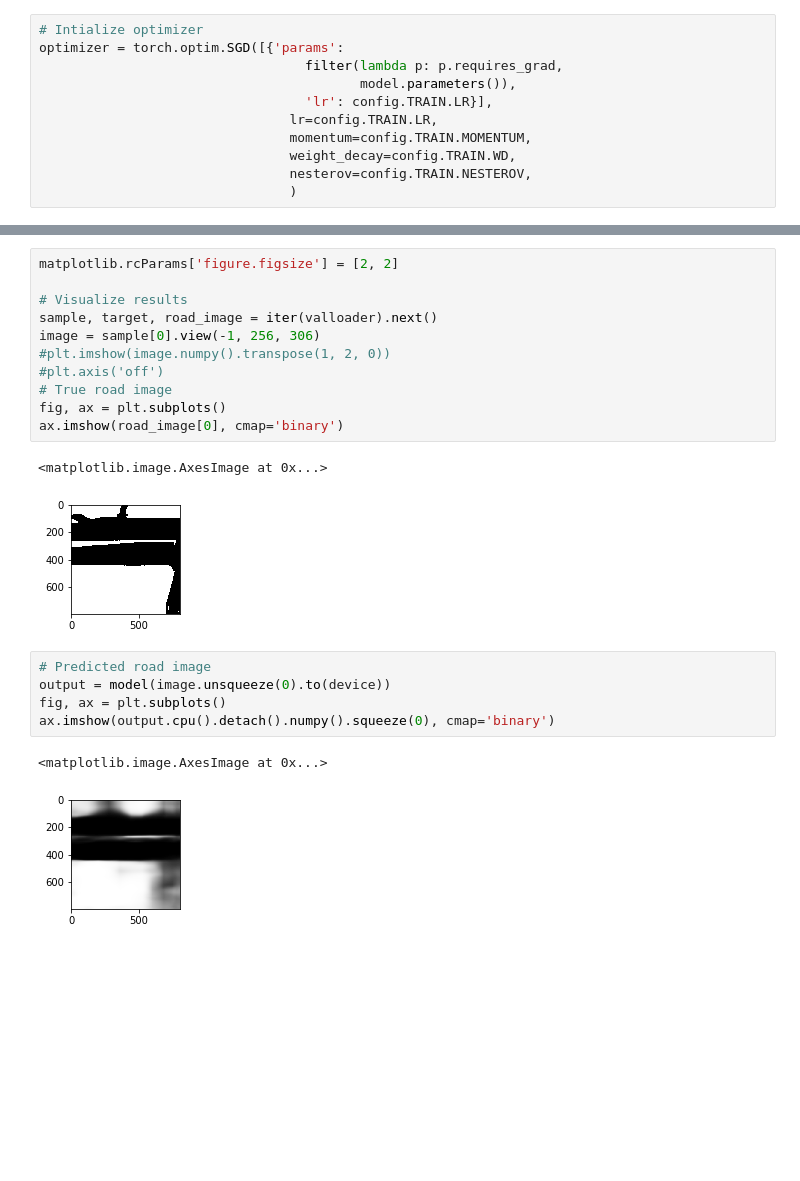
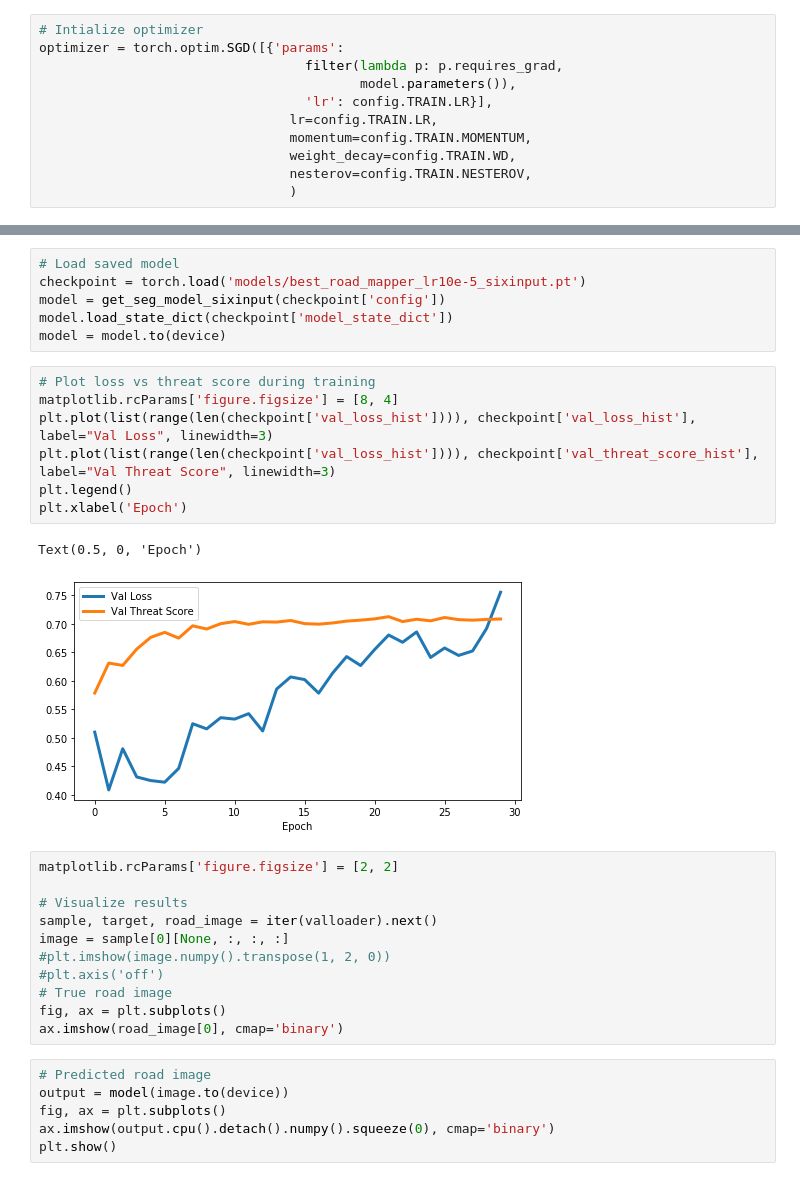
Before and after one commit to brinaseidel/DL-TopDownRoad, a Jupyter notebook: train_road_mapper.ipynb, the cells around one changed output, grey strips where cells are left out. Cells and saved outputs as stored; diff of their text form; blank space fills up the shorter version.

```diff
--- a/train_road_mapper.ipynb
+++ b/train_road_mapper.ipynb
@@ -309,22 +257,33 @@ Val loss is 0.479802, threat score is 0.640226
+# %%
+# Load saved model
+checkpoint = torch.load('models/best_road_mapper_lr10e-5_sixinput.pt')
+model = get_seg_model_sixinput(checkpoint['config'])
+model.load_state_dict(checkpoint['model_state_dict'])
+model = model.to(device)
+# %%
+# Plot loss vs threat score during training
+matplotlib.rcParams['figure.figsize'] = [8, 4]
+plt.plot(list(range(len(checkpoint['val_loss_hist']))), checkpoint['val_loss_hist'], label="Val Loss", linewidth=3)
+plt.plot(list(range(len(checkpoint['val_loss_hist']))), checkpoint['val_threat_score_hist'], label="Val Threat Score", linewidth=3)
+plt.legend()
+plt.xlabel('Epoch')
+# %% [output]
+Text(0.5, 0, 'Epoch')
+[figure, added]
 # %%
 matplotlib.rcParams['figure.figsize'] = [2, 2]
 
 # Visualize results
 sample, target, road_image = iter(valloader).next()
-image = sample[0].view(-1, 256, 306)
+image = sample[0][None, :, :, :]
 #plt.imshow(image.numpy().transpose(1, 2, 0))
 #plt.axis('off')
 # True road image
 fig, ax = plt.subplots()
 ax.imshow(road_image[0], cmap='binary')
-# %% [output]
-<matplotlib.image.AxesImage at 0x...>
-[figure, removed]
 # %%
 # Predicted road image
-output = model(image.unsqueeze(0).to(device))
+output = model(image.to(device))
 fig, ax = plt.subplots()
 ax.imshow(output.cpu().detach().numpy().squeeze(0), cmap='binary')
+plt.show()
-# %% [output]
-<matplotlib.image.AxesImage at 0x...>
-[figure, removed]
```
Also changed, not shown: parts of 12 cells of this notebook, 7 other files.
